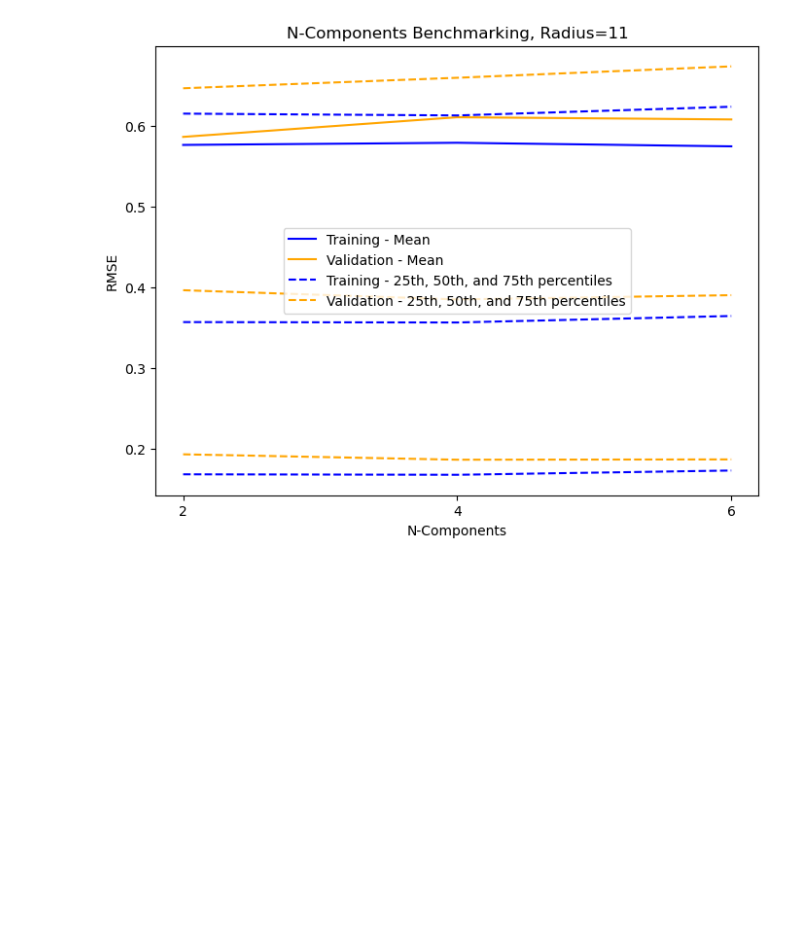
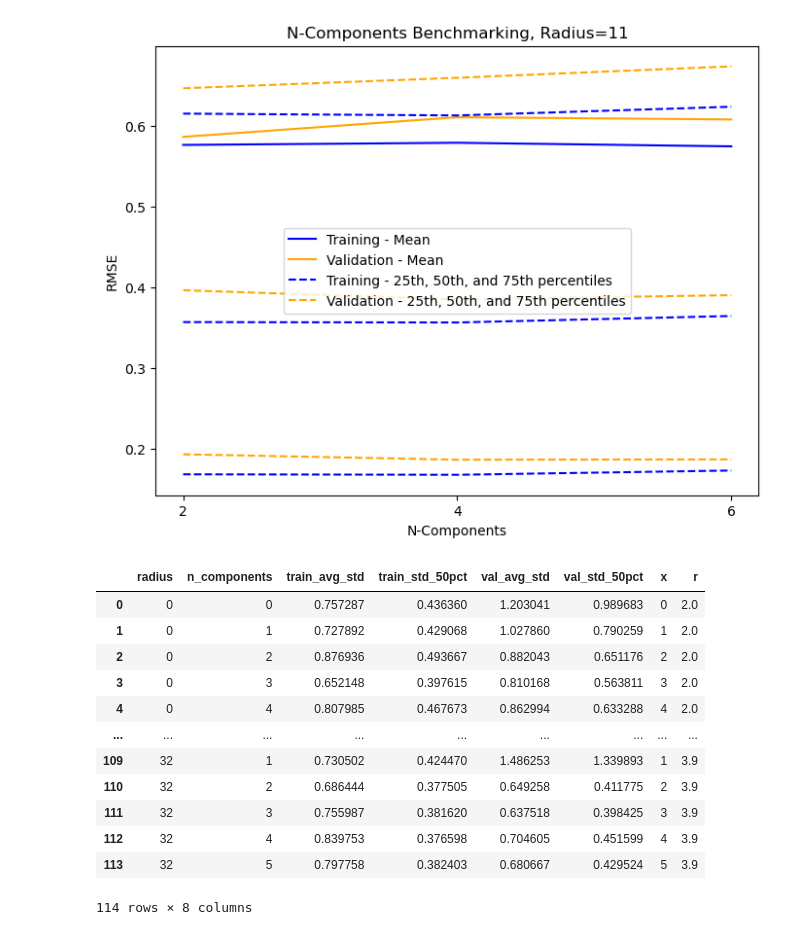
Before and after one commit to DannyCollinson/EMIT-ECOSTRESS, a Jupyter notebook: data_prep/Data_Visualization.ipynb, the cells around one changed output. Cells and saved outputs as stored; diff of their text form; code cells hidden in the pictures; blank space fills up the shorter version.

```diff
--- a/data_prep/Data_Visualization.ipynb
+++ b/data_prep/Data_Visualization.ipynb
@@ -257,0 +272,16 @@ plt.show(fig)
+# %%
+stats_plot
+# %% [output]
+|  | radius | n_components | train_avg_std | train_std_50pct | val_avg_std | val_std_50pct | x | r |
+| 0 | 0 | 0 | 0.757287 | 0.436360 | 1.203041 | 0.989683 | 0 | 2.0 |
+| 1 | 0 | 1 | 0.727892 | 0.429068 | 1.027860 | 0.790259 | 1 | 2.0 |
+| 2 | 0 | 2 | 0.876936 | 0.493667 | 0.882043 | 0.651176 | 2 | 2.0 |
+| 3 | 0 | 3 | 0.652148 | 0.397615 | 0.810168 | 0.563811 | 3 | 2.0 |
+| 4 | 0 | 4 | 0.807985 | 0.467673 | 0.862994 | 0.633288 | 4 | 2.0 |
+| ... | ... | ... | ... | ... | ... | ... | ... | ... |
+| 109 | 32 | 1 | 0.730502 | 0.424470 | 1.486253 | 1.339893 | 1 | 3.9 |
+| 110 | 32 | 2 | 0.686444 | 0.377505 | 0.649258 | 0.411775 | 2 | 3.9 |
+| 111 | 32 | 3 | 0.755987 | 0.381620 | 0.637518 | 0.398425 | 3 | 3.9 |
+| 112 | 32 | 4 | 0.839753 | 0.376598 | 0.704605 | 0.451599 | 4 | 3.9 |
+| 113 | 32 | 5 | 0.797758 | 0.382403 | 0.680667 | 0.429524 | 5 | 3.9 |
+114 rows × 8 columns
```
Also changed, not shown: parts of 13 cells of this notebook, 2 other files.
